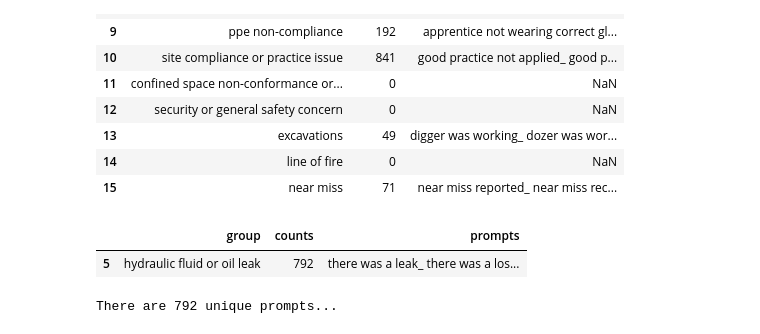
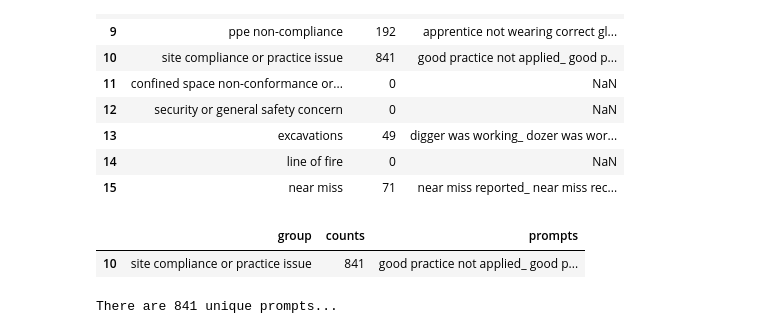
Before and after one commit to 3minuterecord/safety_report_topic_classification, a Jupyter notebook: 07_language_models/GPT2_fine_tuning_and_fake_generation.ipynb, the cells around one changed output. Saved outputs shown, nothing was run; the diff lists cells and outputs as text; code cells hidden in the pictures.

```diff
--- a/07_language_models/GPT2_fine_tuning_and_fake_generation.ipynb
+++ b/07_language_models/GPT2_fine_tuning_and_fake_generation.ipynb
@@ -92,0 +80,39 @@ reports = pd.read_csv(f"data/prepared/{sample_name}.csv", dtype=str)
+# %%
+# Pick a minority category of interest (base data from source)
+focus_cats = [
+    'hydraulic fluid or oil leak',
+    'line strike',
+    'site compliance or practice issue',
+    'ppe non-compliance',
+    'mechanical or equipment issue'
+    ]
+
+fns = [
+    'hydraulic fluid or oil leak_577_out_df_temp',
+    'line strike_326_out_df_temp',
+    'site compliance or practice issue_400_out_df_temp',
+    'ppe non-compliance_144_out_df_temp',
+    'mechanical or equipment issue_471_out_df_temp'
+]
+
+lang_models = [
+    '2209211609_hydraulic fluid or oil leak_language_model',
+    'line',
+    '2210031409_site compliance or practice issue_language_model',
+    'ppe',
+    'mech'
+]
+
+# Select a category to load
+pick = input('Pick a category: ')
+index = focus_cats.index(pick)
+focus_cat = focus_cats[index]
+fn = fns[index]
+fn = f'01_data/prepared/{fn}_prepared_{focus_cat}_data.csv'
+
+# Topic-specific datasets were created using the rule-book classification method
+# in a previous analysis step. We are interested here in topics that are rare but
+# important as they are safety leading indicators (SLIs)
+sample_name = f'df_train_trues_{focus_cat}'
+reports = pd.read_csv(f"01_data/prepared/{sample_name}.csv", dtype=str)
+reports
@@ -586,7 +614,7 @@ lang_model = pickle.load(open('output/models/2209211357_hydraulic fluid or oil l
 # %%
 # Now lets use actual prompts designed for the focus group
 # Load the prompts file created using separate scripts
-prompts_file = pd.read_csv("rule_book/prompts.csv")
+prompts_file = pd.read_csv("04_rule_book/prompts.csv")
 
 def clean_prompts(in_str):
     out_str = re.sub('\\[', '', in_str)
@@ -615,17 +643,18 @@ prompts_file
 | 14 | line of fire | 0 | NaN |
 | 15 | near miss | 71 | near miss reported_ near miss rec... |
 # %%
-prompts_for_group = prompts_file[prompts_file['group'] == focus]
+prompts_for_group = prompts_file[prompts_file['group'] == focus_cat]
 prompts_for_group
 # %% [output]
 |  | group | counts | prompts |
-| 5 | hydraulic fluid or oil leak | 792 | there was a leak_ there was a los... |
+| 10 | site compliance or practice issue | 841 | good practice not applied_ good p... |
 # %%
 # Create a list of prompts for the focus group only
-print(f"There are {prompts_for_group['counts'].iloc[0]} unique prompts...")
+num_unique_prompts = prompts_for_group['counts'].iloc[0]
+print(f"There are {num_unique_prompts} unique prompts...")
 prompts_list = prompts_for_group['prompts'].iloc[0].split('_ ')
 # %% [output]
-There are 792 unique prompts...
+There are 841 unique prompts...
 # %%
 # Quick visual inspection of prompts
 prompts_list
```
Also changed, not shown: parts of 26 cells of this notebook, 5 other files.
